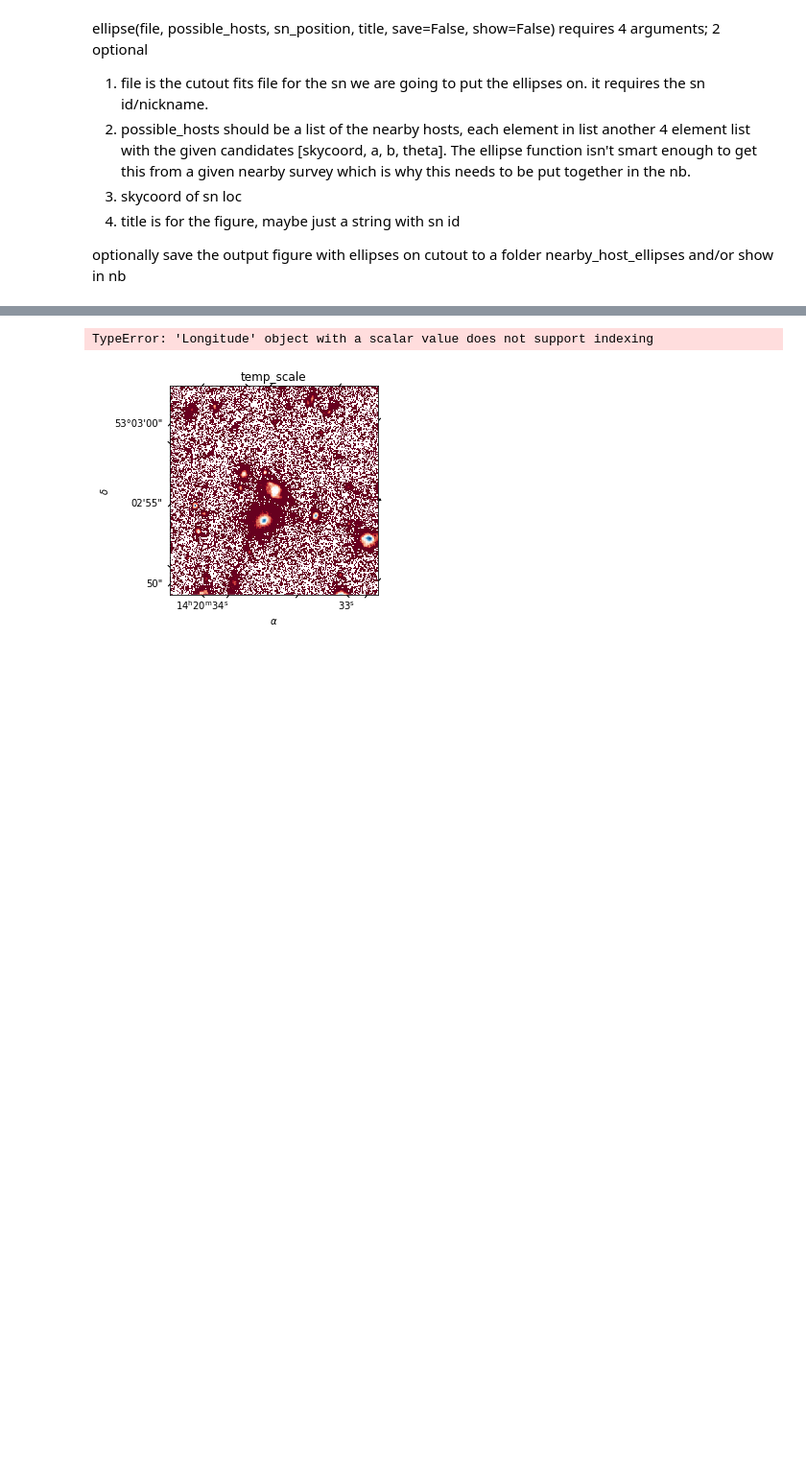
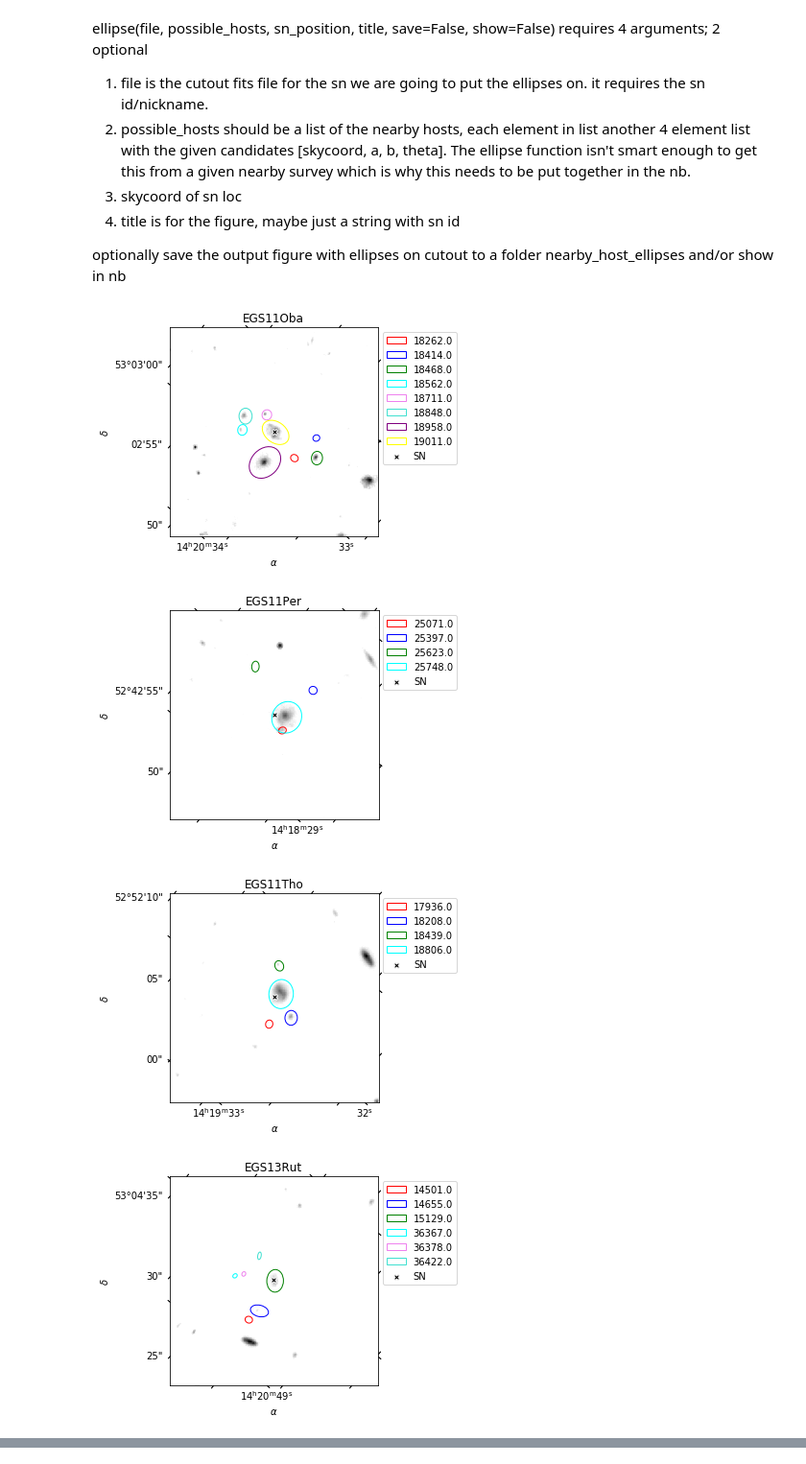
Before and after one commit to koconnor4/galaxy_catalogs, a Jupyter notebook: visualize_hosts/host_ell.ipynb, the cells around one changed output, grey strips where cells are left out. Shown at 96% size. Cells and saved outputs as stored; diff of their text form; code cells hidden in the pictures; blank space fills up the shorter version.

```diff
--- a/visualize_hosts/host_ell.ipynb
+++ b/visualize_hosts/host_ell.ipynb
@@ -57,11 +62,6 @@ for i in range(len(hosts)):
 # renaming for clarity
 nearbys = updated_nearbys
 hosts = updated_hosts
-# %%
-# grab the skycoord and elliptical parameters for each possible host of each sn
-# ellipse function needs it like [ [skycoords],[as],[bs],[thetas] ],...] where ...
-possible_hosts = []
-for i in range(len(candels_Ias)):
 # %% [markdown]
 ellipse(file, possible_hosts, sn_position, title, save=False, show=False)
 requires 4 arguments; 2 optional
@@ -76,22 +76,31 @@ optionally save the output figure with ellipses on cutout to a folder nearby_hos
 # %%
 for i in range(len(candels_Ias)):
     # the SN nickname
     nick = nicks[i]
     # the SN skycoord location
     sn_loc = sn_coords[i]
 
     # the nearby to the SN
     nearby = nearbys[i]
     # getting list of the ids, elliptical parameters for each nearby for this SN
     ids = [i for i in nearby.mass[nearby.ids]]
     nearby_coords = [i for i in nearby.gal_skycoords()]
     a_ellipse = [np.float(i) for i in nearby.photom[nearby.a_ellip]]
     b_ellipse = [np.float(i) for i in nearby.photom[nearby.b_ellip]]
     theta_ellipse = [np.float(i) for i in nearby.photom[nearby.theta_ellip]]
 
 
-    # putting the lists into format needed for second argument of ellipse function.
-    possible_hosts = [nearby_coords, a_ellipse, b_ellipse, theta_ellipse]
-    print(possible_hosts)
-    ellipse(nick.lower()+'.fits',possible_hosts,sn_loc,title='temp_scale',save=False,show=True)
+    # 5 element list, each element another x element list for a given SN with the x candidate parameters.
+    possible_hosts = [nearby_coords, a_ellipse, b_ellipse, theta_ellipse,ids]
+
+    # the ellipse 2nd argument wants a list with the x candidate parameters all together
+    # ie not [[all coords], [all a], [all b], [all theta]] rather [[coords,a,b,theta],...]
+    possible_hosts = list(zip(possible_hosts[0],possible_hosts[1],possible_hosts[2],possible_hosts[3],possible_hosts[4]))
+
+    #print(possible_hosts)
+    ellipse(nick.lower()+'.fits',possible_hosts,sn_loc,title=nick,save=False,show=True)
 # %% [output]
+[figure, new version]
+[figure, added]
+[figure, added]
+[figure, added]
@@ -101,2 +115,0 @@ for i in range(len(candels_Ias)):
-TypeError: 'Longitude' object with a scalar value does not support indexing
-[figure, old version]
```
Also changed, not shown: parts of 13 cells of this notebook, 1 other file.
